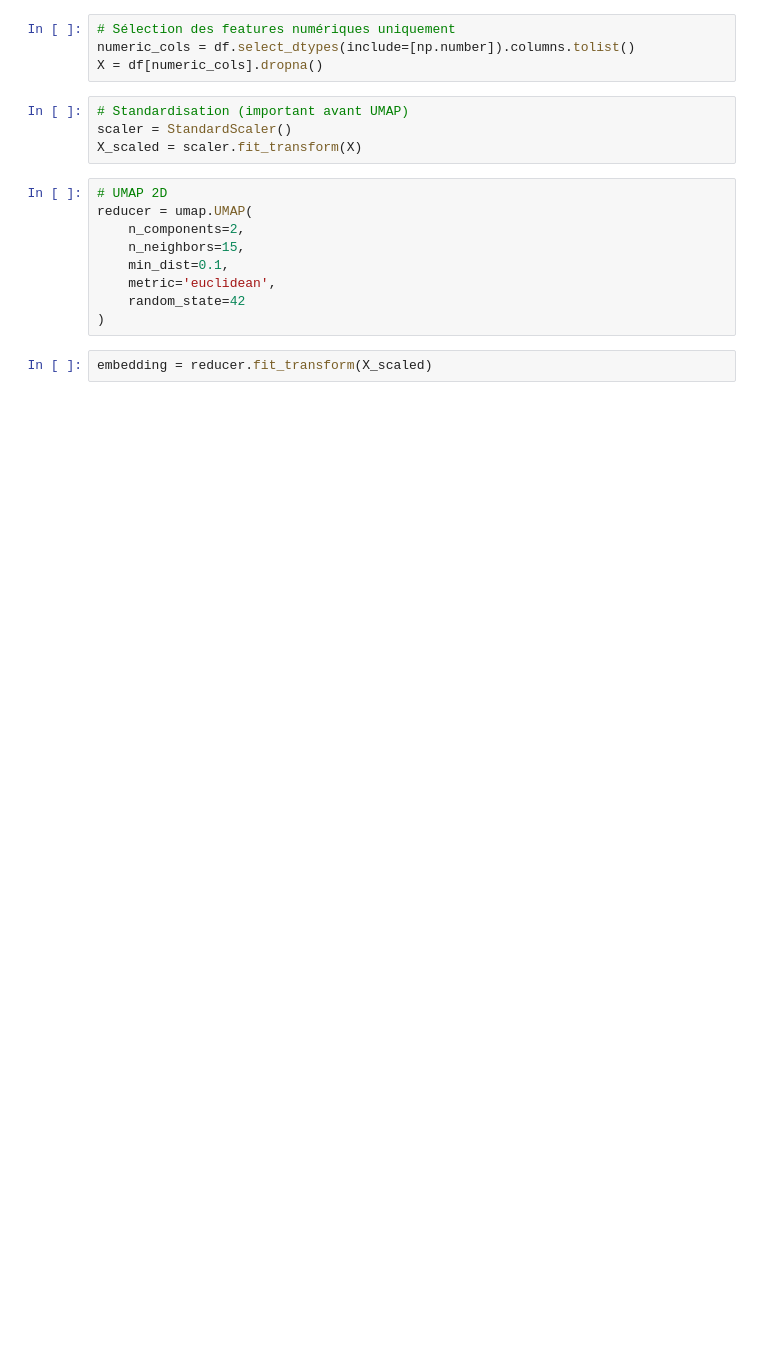
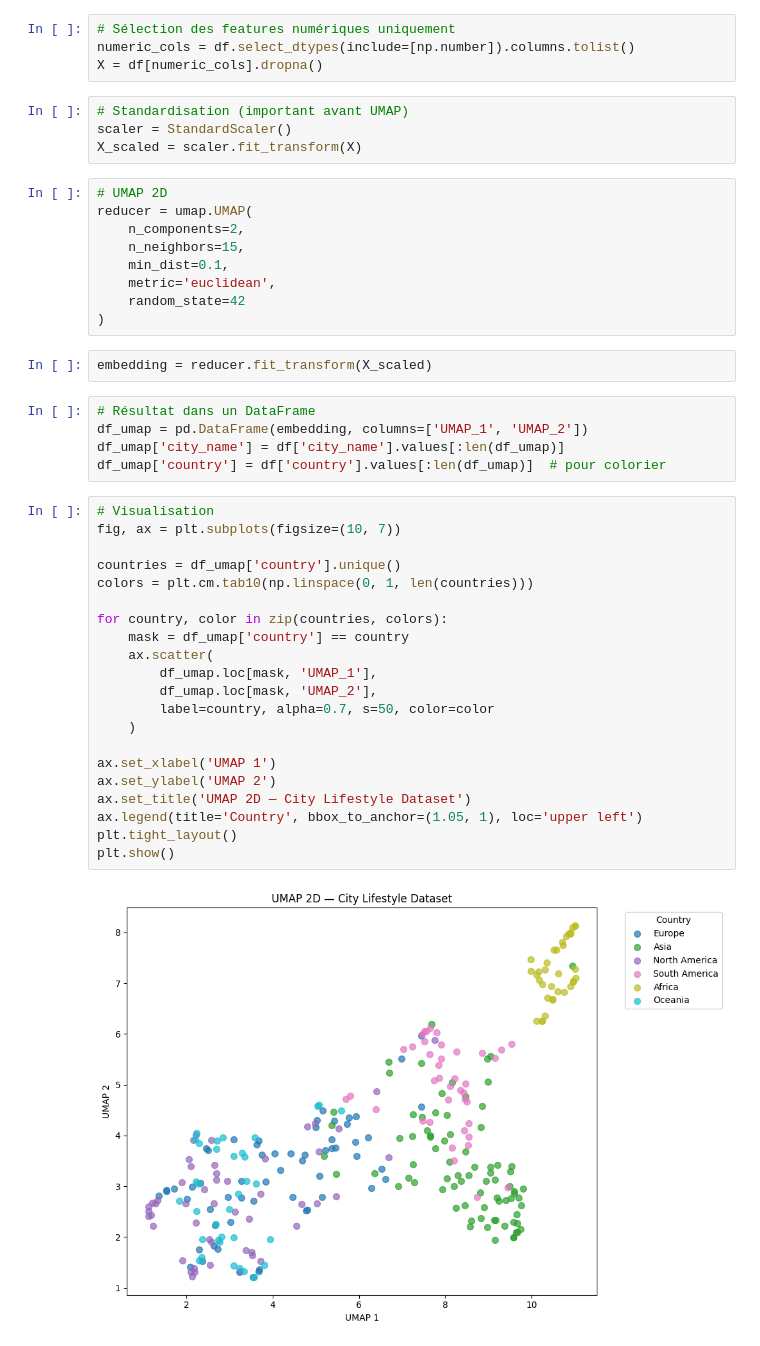
Before and after one commit to wixii/projet-final, a Jupyter notebook: notebooks/umap.ipynb, the cells around one changed output. Saved outputs shown, nothing was run; the diff lists cells and outputs as text; blank space fills up the shorter version.

Commit message:
2d Visualization

```diff
--- a/notebooks/umap.ipynb
+++ b/notebooks/umap.ipynb
@@ -31,3 +31,31 @@ reducer = umap.UMAP(
 )
 # %%
 embedding = reducer.fit_transform(X_scaled)
+# %%
+# Résultat dans un DataFrame
+df_umap = pd.DataFrame(embedding, columns=['UMAP_1', 'UMAP_2'])
+df_umap['city_name'] = df['city_name'].values[:len(df_umap)]
+df_umap['country'] = df['country'].values[:len(df_umap)]  # pour colorier
+# %%
+# Visualisation
+fig, ax = plt.subplots(figsize=(10, 7))
+
+countries = df_umap['country'].unique()
+colors = plt.cm.tab10(np.linspace(0, 1, len(countries)))
+
+for country, color in zip(countries, colors):
+    mask = df_umap['country'] == country
+    ax.scatter(
+        df_umap.loc[mask, 'UMAP_1'],
+        df_umap.loc[mask, 'UMAP_2'],
+        label=country, alpha=0.7, s=50, color=color
+    )
+
+ax.set_xlabel('UMAP 1')
+ax.set_ylabel('UMAP 2')
+ax.set_title('UMAP 2D — City Lifestyle Dataset')
+ax.legend(title='Country', bbox_to_anchor=(1.05, 1), loc='upper left')
+plt.tight_layout()
+plt.show()
+# %% [output]
+[figure, added]
```
